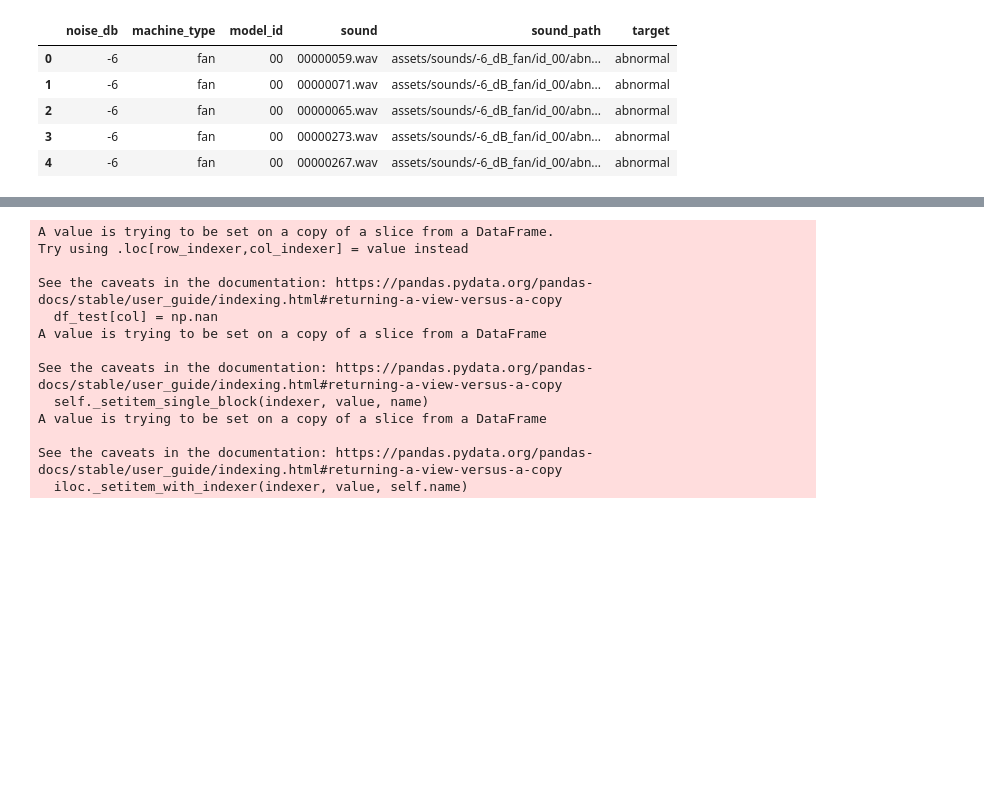
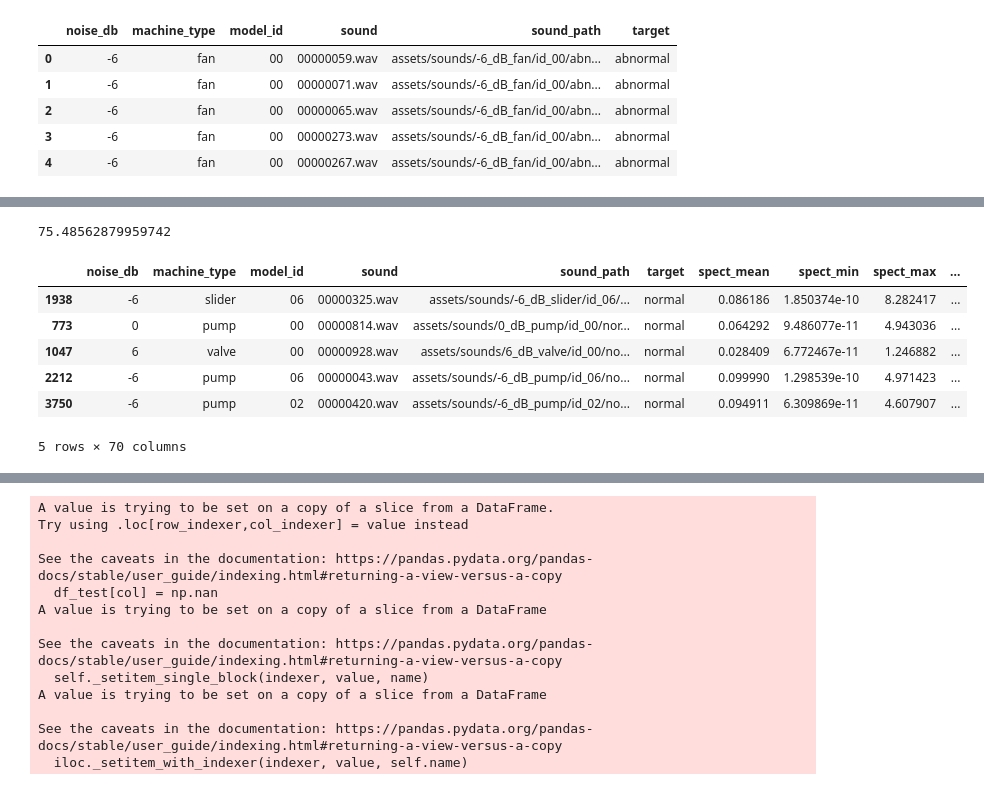
Before and after one commit to DerrickDDInAI/sound-anomaly-detection, a Jupyter notebook: core/extract_audio_features.ipynb, the cells around one changed output, grey strips where cells are left out. Cells and saved outputs as stored; diff of their text form; code cells hidden in the pictures; blank space fills up the shorter version.

```diff
--- a/core/extract_audio_features.ipynb
+++ b/core/extract_audio_features.ipynb
@@ -144,7 +144,7 @@ def get_audio_features(sound_path: str) -> List[float]:
     # Get rms
     S: np.ndarray
     phase: np.ndarray
-    S, phase = librosa.magphase(librosa.stft(y))
+    S, phase = librosa.magphase(stft)
     rms: np.ndarray = librosa.feature.rms(S=S)
     rms_mean: np.float = np.mean(rms)
     rms_min: np.float = np.min(rms)
@@ -202,15 +202,18 @@ def get_audio_features(sound_path: str) -> List[float]:
 
     # d_harmonic, d_percussive
     d_harmonic, d_percussive = librosa.decompose.hpss(stft)
-    d_harmonic_mean: np.float = np.mean(d_harmonic)
-    d_harmonic_min: np.float = np.min(d_harmonic)
-    d_harmonic_max: np.float = np.max(d_harmonic)
-    d_harmonic_std: np.float = np.std(d_harmonic)
+    d_harmonic_abs = np.abs(d_harmonic)
+    d_percussive_abs = np.abs(d_percussive)
 
-    d_percussive_mean: np.float = np.mean(d_percussive)
-    d_percussive_min: np.float = np.min(d_percussive)
-    d_percussive_max: np.float = np.max(d_percussive)
-    d_percussive_std: np.float = np.std(d_percussive)
+    d_harmonic_mean: np.float = np.mean(d_harmonic_abs)
+    d_harmonic_min: np.float = np.min(d_harmonic_abs)
+    d_harmonic_max: np.float = np.max(d_harmonic_abs)
+    d_harmonic_std: np.float = np.std(d_harmonic_abs)
+
+    d_percussive_mean: np.float = np.mean(d_percussive_abs)
+    d_percussive_min: np.float = np.min(d_percussive_abs)
+    d_percussive_max: np.float = np.max(d_percussive_abs)
+    d_percussive_std: np.float = np.std(d_percussive_abs)
 
 
     # Return a list of audio features aggregated by their average values
@@ -303,2 +306,16 @@ print(end - start)
+# %%
+4529.137727975845/60
+# %% [output]
+75.48562879959742
+# %%
+df_test_sample.head()
+# %% [output]
+|  | noise_db | machine_type | model_id | sound | sound_path | target | spect_mean | spect_min | spect_max | ... |
+| 1938 | -6 | slider | 06 | 00000325.wav | assets/sounds/-6_dB_slider/id_06/... | normal | 0.086186 | 1.850374e-10 | 8.282417 | ... |
+| 773 | 0 | pump | 00 | 00000814.wav | assets/sounds/0_dB_pump/id_00/nor... | normal | 0.064292 | 9.486077e-11 | 4.943036 | ... |
+| 1047 | 6 | valve | 00 | 00000928.wav | assets/sounds/6_dB_valve/id_00/no... | normal | 0.028409 | 6.772467e-11 | 1.246882 | ... |
+| 2212 | -6 | pump | 06 | 00000043.wav | assets/sounds/-6_dB_pump/id_06/no... | normal | 0.099990 | 1.298539e-10 | 4.971423 | ... |
+| 3750 | -6 | pump | 02 | 00000420.wav | assets/sounds/-6_dB_pump/id_02/no... | normal | 0.094911 | 6.309869e-11 | 4.607907 | ... |
+5 rows × 70 columns
 # %%
 df_test_sample.to_csv("test_sample_csv", index=False)
```
Also changed, not shown: parts of 13 cells of this notebook, 1 other file.
